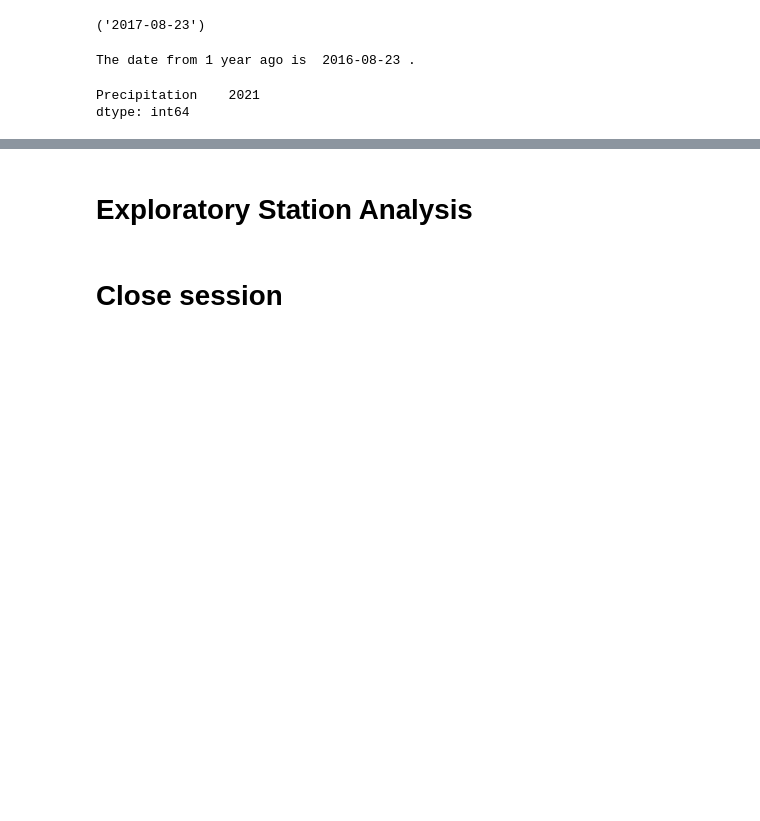
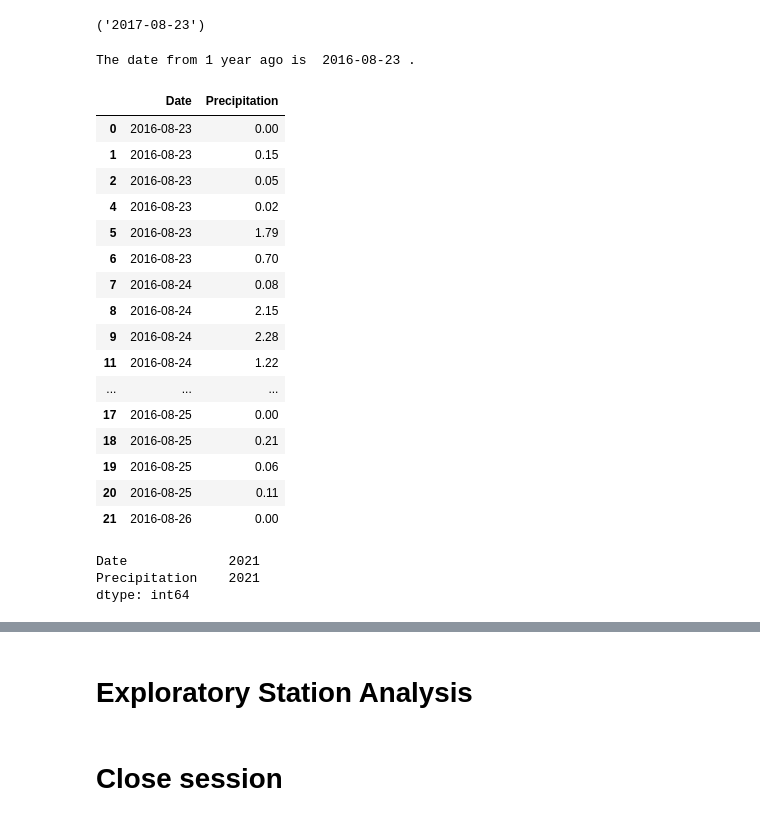
Before and after one commit to DanZanoria/sqlalchemy-challenge, a Jupyter notebook: climate_starter.ipynb, the cells around one changed output, grey strips where cells are left out. Drawn from its saved outputs; the diff is of its cells as text; code cells hidden in the pictures; blank space fills up the shorter version.

```diff
--- a/climate_starter.ipynb
+++ b/climate_starter.ipynb
@@ -80,24 +80,43 @@ The date from 1 year ago is  2016-08-23 .
 # %%
 # Perform a query to retrieve the data and precipitation scores
 
 
 results = session.query(measurement.date,  measurement.prcp).\
                   filter(measurement.date >= twelvemonths).order_by(measurement.date.asc()).all()
 
 
 
 
 # Save the query results as a Pandas DataFrame and set the index to the date column
 PRCP_DF = pd.DataFrame(results, columns=["Date", "Precipitation"])
-PRCP_DF.set_index("Date", inplace = True)
+PRCP_DF.set_index("Date", inplace = False)
 
-#I notice some nan values. I want them gone.
+#I notice some NAN values. I want them gone.
 PRCP_DF.dropna(inplace=True)
 # Sort the dataframe by date
 PRCP_DF.head(20)
-
-PRCP_DF.count()
-# Use Pandas Plotting with Matplotlib to plot the data
 # %% [output]
-Precipitation    2021
-dtype: int64
+|  | Date | Precipitation |
+| 0 | 2016-08-23 | 0.00 |
+| 1 | 2016-08-23 | 0.15 |
+| 2 | 2016-08-23 | 0.05 |
+| 4 | 2016-08-23 | 0.02 |
+| 5 | 2016-08-23 | 1.79 |
+| 6 | 2016-08-23 | 0.70 |
+| 7 | 2016-08-24 | 0.08 |
+| 8 | 2016-08-24 | 2.15 |
+| 9 | 2016-08-24 | 2.28 |
+| 11 | 2016-08-24 | 1.22 |
+| ... | ... | ... |
+| 17 | 2016-08-25 | 0.00 |
+| 18 | 2016-08-25 | 0.21 |
+| 19 | 2016-08-25 | 0.06 |
+| 20 | 2016-08-25 | 0.11 |
+| 21 | 2016-08-26 | 0.00 |
+# %%
+#I just want to know how many dates I am working with.
+PRCP_DF.count()
+# %% [output]
+Date             2021
+Precipitation    2021
+dtype: int64
```
Also changed, not shown: parts of 2 cells of this notebook, 2 other files.
